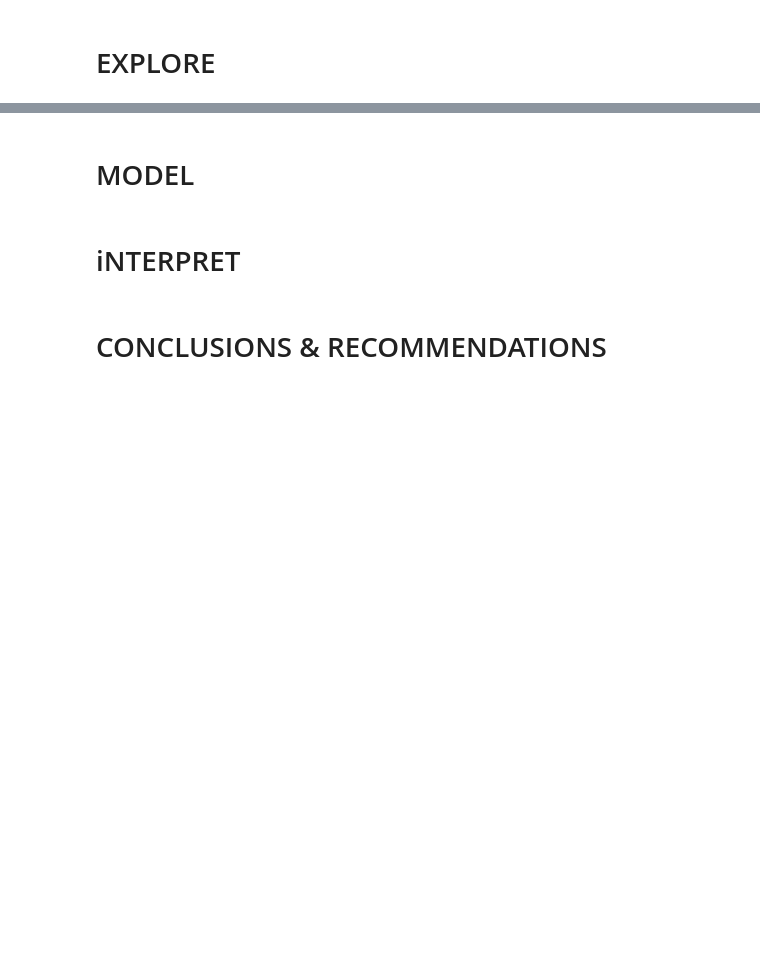
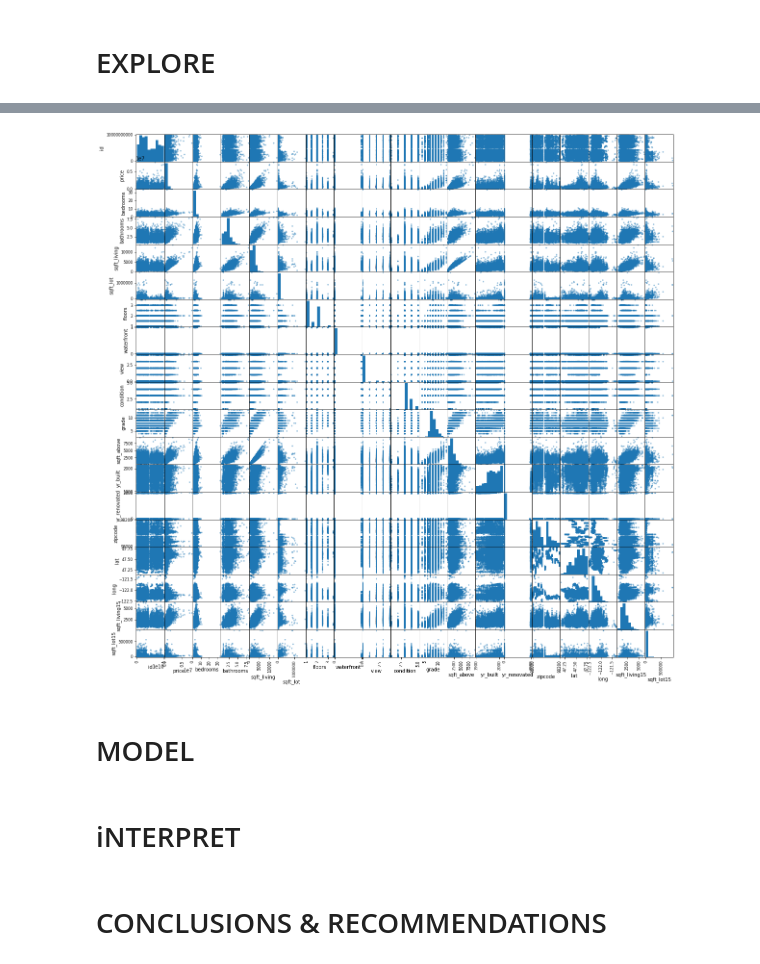
Before and after one commit to terryollila/dsc-v2-mod1-final-project-online-ds-ft-100719, a Jupyter notebook: study_group_starter.ipynb, the cells around one changed output, grey strips where cells are left out. Saved outputs shown, nothing was run; the diff lists cells and outputs as text; code cells hidden in the pictures; blank space fills up the shorter version.

```diff
--- a/study_group_starter.ipynb
+++ b/study_group_starter.ipynb
@@ -149,3 +279,7 @@ README.md                       student.ipynb
+# %%
+pd.plotting.scatter_matrix(df, figsize=(20,20));
+# %% [output]
+[figure, added]
 # %% [markdown]
 # MODEL
 # %% [markdown]
```
Also changed, not shown: parts of 11 cells of this notebook, 2 other files.
